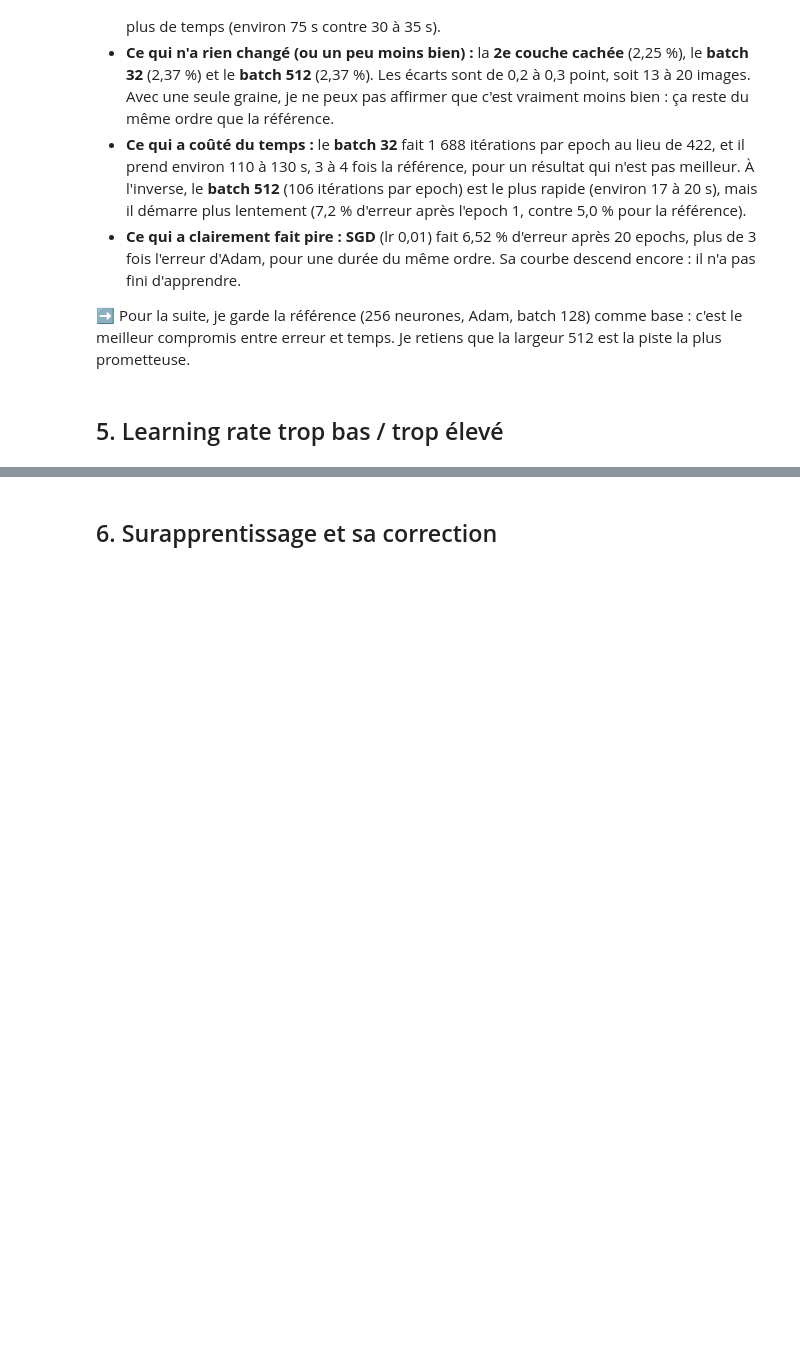
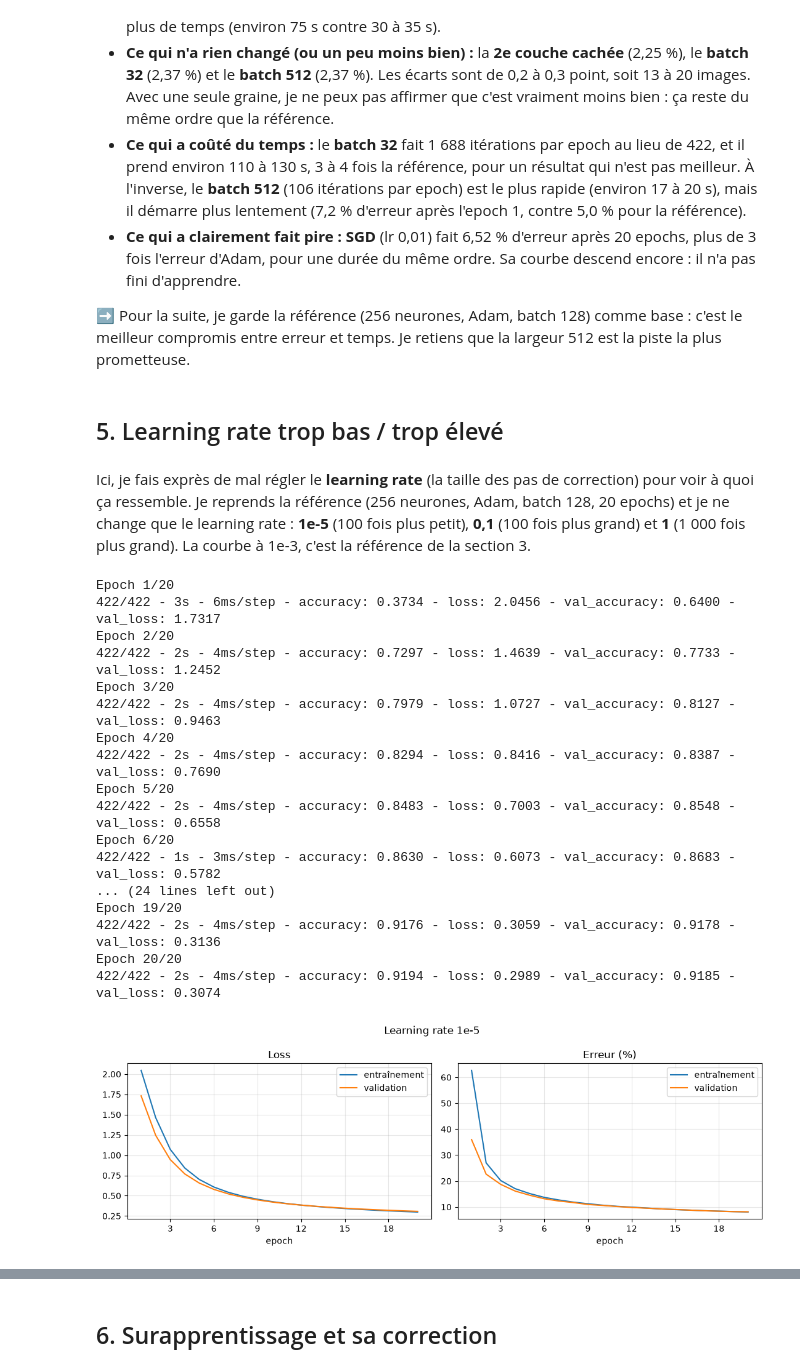
Before and after one commit to TheGoatLucien/handwritten_digits, a Jupyter notebook: notebooks/02_mlp.ipynb, the cells around one changed output, grey strips where cells are left out. Drawn from its saved outputs; the diff is of its cells as text; code cells hidden in the pictures; blank space fills up the shorter version.

Commit message:
palier 2 : learning rate et surapprentissage

```diff
--- a/notebooks/02_mlp.ipynb
+++ b/notebooks/02_mlp.ipynb
@@ -372,3 +372,37 @@ tableau
 ➡️ Pour la suite, je garde la référence (256 neurones, Adam, batch 128) comme base : c'est le meilleur compromis entre erreur et temps. Je retiens que la largeur 512 est la piste la plus prometteuse.
 # %% [markdown]
 ## 5. Learning rate trop bas / trop élevé
+# %% [markdown]
+Ici, je fais exprès de mal régler le **learning rate** (la taille des pas de correction) pour voir à quoi ça ressemble. Je reprends la référence (256 neurones, Adam, batch 128, 20 epochs) et je ne change que le learning rate : **1e-5** (100 fois plus petit), **0,1** (100 fois plus grand) et **1** (1 000 fois plus grand). La courbe à 1e-3, c'est la référence de la section 3.
+# %%
+# Learning rate TROP BAS : 100 fois plus petit que la référence
+model_lr_1e5, hist_lr_1e5 = run(
+    "Learning rate 1e-5",
+    creer_modele=lambda: build_mlp(hidden=(256,)),
+    optimizer=keras.optimizers.Adam(learning_rate=1e-5),
+    donnees=donnees,
+    resultats=resultats,
+    batch_size=128,
+    epochs=20,
+    changement="learning rate : 1e-5 au lieu de 1e-3 (trop bas)",
+    save="../images/p2_lr_1e-5.png",
+)
+# %% [output]
+Epoch 1/20
+422/422 - 3s - 6ms/step - accuracy: 0.3734 - loss: 2.0456 - val_accuracy: 0.6400 - val_loss: 1.7317
+Epoch 2/20
+422/422 - 2s - 4ms/step - accuracy: 0.7297 - loss: 1.4639 - val_accuracy: 0.7733 - val_loss: 1.2452
+Epoch 3/20
+422/422 - 2s - 4ms/step - accuracy: 0.7979 - loss: 1.0727 - val_accuracy: 0.8127 - val_loss: 0.9463
+Epoch 4/20
+422/422 - 2s - 4ms/step - accuracy: 0.8294 - loss: 0.8416 - val_accuracy: 0.8387 - val_loss: 0.7690
+Epoch 5/20
+422/422 - 2s - 4ms/step - accuracy: 0.8483 - loss: 0.7003 - val_accuracy: 0.8548 - val_loss: 0.6558
+Epoch 6/20
+422/422 - 1s - 3ms/step - accuracy: 0.8630 - loss: 0.6073 - val_accuracy: 0.8683 - val_loss: 0.5782
+... (24 lines left out)
+Epoch 19/20
+422/422 - 2s - 4ms/step - accuracy: 0.9176 - loss: 0.3059 - val_accuracy: 0.9178 - val_loss: 0.3136
+Epoch 20/20
+422/422 - 2s - 4ms/step - accuracy: 0.9194 - loss: 0.2989 - val_accuracy: 0.9185 - val_loss: 0.3074
+[figure, added]
```
Also changed, not shown: parts of 22 cells of this notebook, 9 other files.
